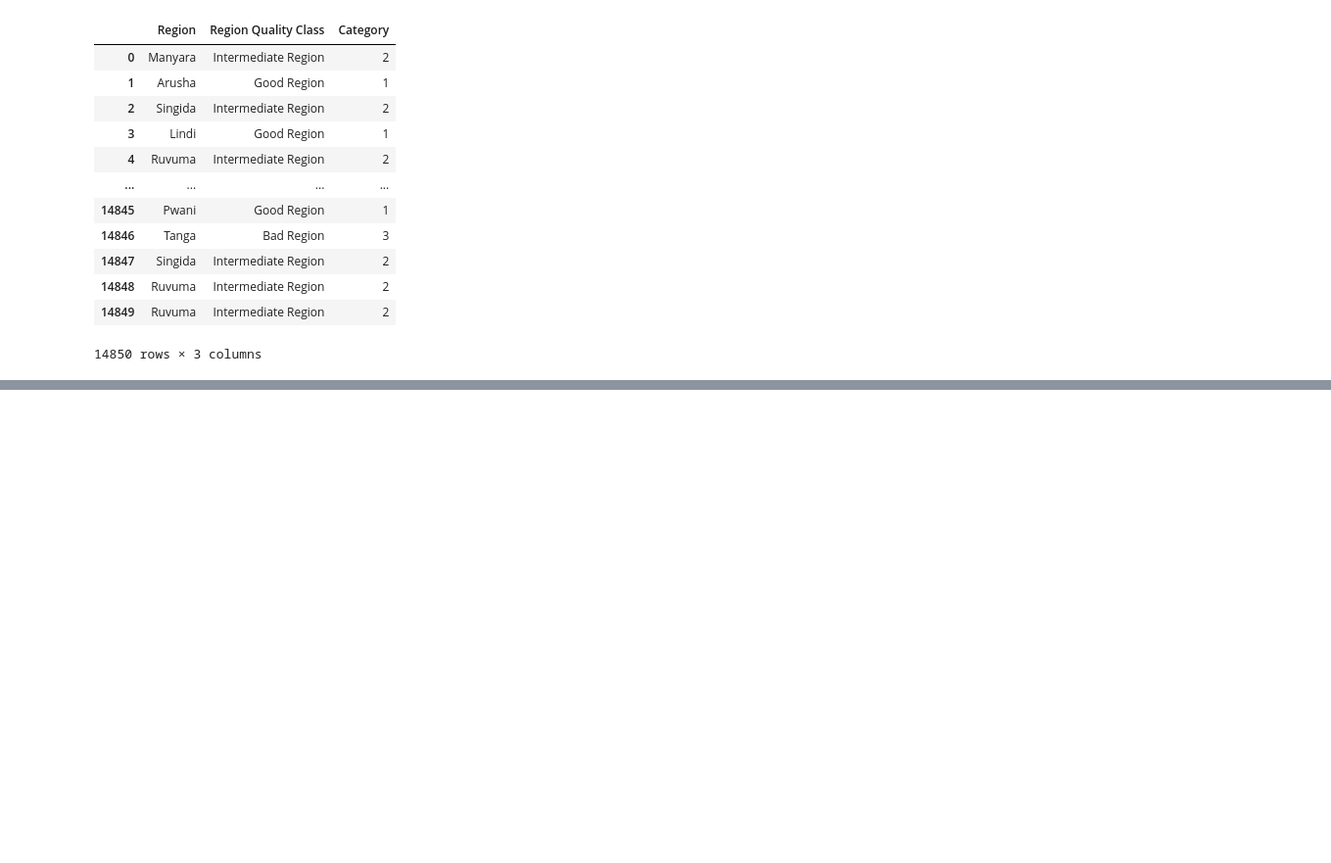
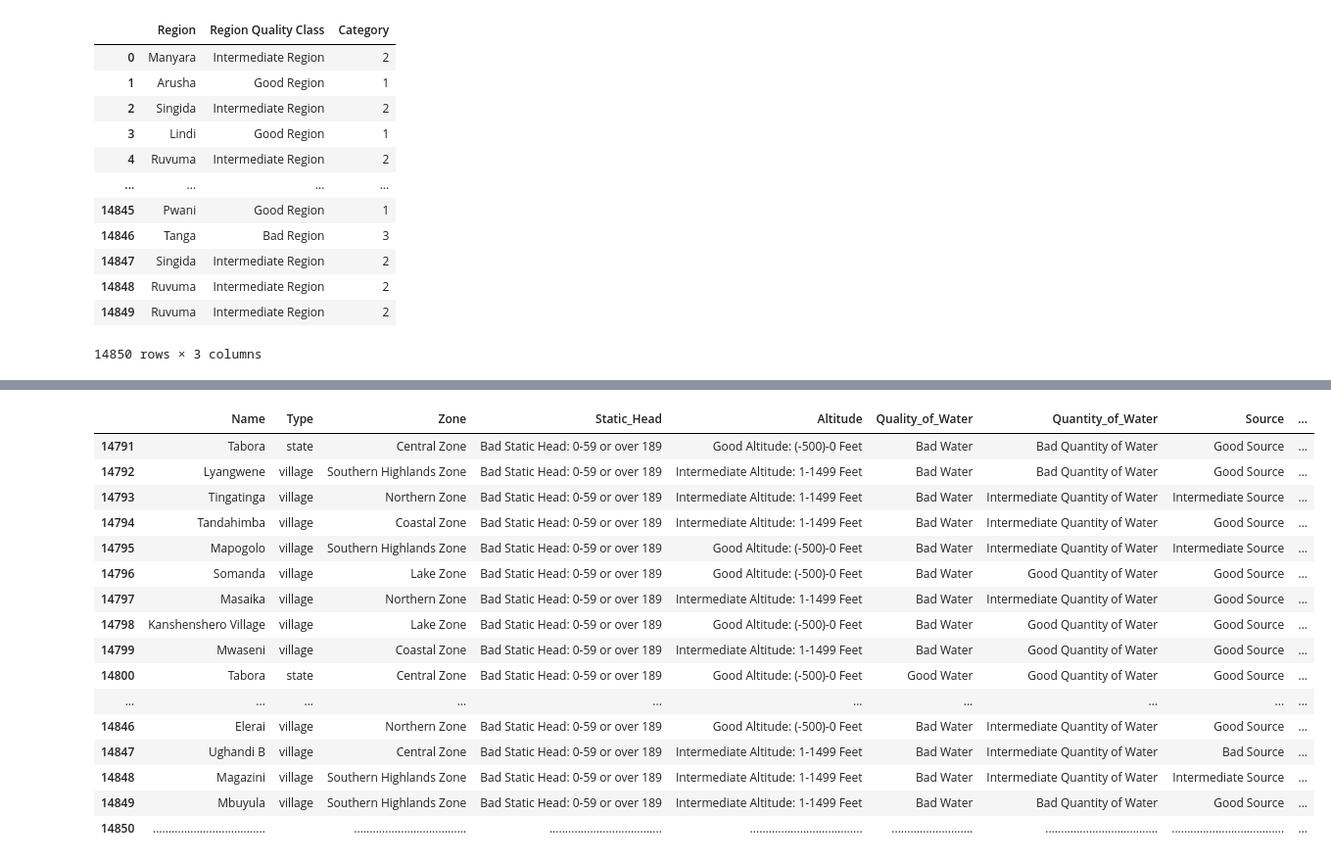
Before and after one commit to ruth-maker/file, a Jupyter notebook: Tanzanian.ipynb, the cells around one changed output, grey strips where cells are left out. Shown at 98% size. Saved outputs shown, nothing was run; the diff lists cells and outputs as text; code cells hidden in the pictures; blank space fills up the shorter version.

```diff
--- a/Tanzanian.ipynb
+++ b/Tanzanian.ipynb
@@ -2486,3 +2486,7 @@ df18
 | 14848 | Ruvuma | Intermediate Region | 2 |
 | 14849 | Ruvuma | Intermediate Region | 2 |
 14850 rows × 3 columns
+# %%
+new = []
+for i in qualification1:
+    new.append("{:<40}".format(i))
@@ -2489,6 +2517,8 @@ df18
 # %%
+z = 'Altitude'
+z = "{:<40}".format(z)
 tz_well_info = pd.DataFrame({'Name':place1,'Type':place2,'Zone':place3,
-                            'Static_Head':qualification,'Altitude':qualification1,
+                            'Static_Head':qualification,'Altitude':new,
                             'Quality_of_Water':qualification2,'Quantity_of_Water':qualification3,
                             'Source':qualification4,'Source_Quality':qualification5,
                             'Source_Class_Quality':qualification6,
@@ -2497,6 +2527,6 @@ tz_well_info = pd.DataFrame({'Name':place1,'Type':place2,'Zone':place3,
                             'Water_Extraction':qualification10, 'Management':qualification11,
                             'Construction_Year_Class':qualification12,
                             'Permit_Class':qualification13,'Water_Quality_Class':qualification14,
-                            'Water_Well_Quality_Class':qualification15,
-                            'Water_Well_Quality_Class':qualification16,
+                            'Water_Well_Quality_Class1':qualification15,
+                            'Water_Well_Quality_Class2':qualification16,
                             'Region_Quality_Class':qualification17})
@@ -2510,0 +2533,28 @@ tz_well_info.head(4)
+# %%
+tz_well_info.loc[len(tz_well_info.index)] = ['..............................................',
+                                             '',
+                                             '.......................................................',
+                    '............................................................................',
+                     '..........................................................................',
+                                             '..........................',
+                     '....................................................................',
+                                             '.......................................................',
+                                             '.......................................................',
+                                             '.......................................................',
+                                             '.......................................................',
+                                             '.......................................................',
+                                             '.......................................................',
+                                             '.......................................................',
+                                             '.......................................................',
+                    '....................................................................',
+                                             '.......................................................',
+                                             '.......................................................',
+                                             '.......................................................',
+                                             '.......................................................',
+                                             '.......................................................',
+
+]
+# %%
+pd.set_option('display.max_colwidth', None)
+#pd.set_option('max_colwidth', 60)
+tz_well_info
@@ -2510,0 +2575,20 @@ tz_well_info.head(4)
+# %%
+tz_well_info[-60:]
+# %% [output]
+|  | Name | Type | Zone | Static_Head | Altitude | Quality_of_Water | Quantity_of_Water | Source | ... |
+| 14791 | Tabora | state | Central Zone | Bad Static Head: 0-59 or over 189 | Good Altitude: (-500)-0 Feet | Bad Water | Bad Quantity of Water | Good Source | ... |
+| 14792 | Lyangwene | village | Southern Highlands Zone | Bad Static Head: 0-59 or over 189 | Intermediate Altitude: 1-1499 Feet | Bad Water | Bad Quantity of Water | Good Source | ... |
+| 14793 | Tingatinga | village | Northern Zone | Bad Static Head: 0-59 or over 189 | Intermediate Altitude: 1-1499 Feet | Bad Water | Intermediate Quantity of Water | Intermediate Source | ... |
+| 14794 | Tandahimba | village | Coastal Zone | Bad Static Head: 0-59 or over 189 | Intermediate Altitude: 1-1499 Feet | Bad Water | Intermediate Quantity of Water | Good Source | ... |
+| 14795 | Mapogolo | village | Southern Highlands Zone | Bad Static Head: 0-59 or over 189 | Good Altitude: (-500)-0 Feet | Bad Water | Intermediate Quantity of Water | Intermediate Source | ... |
+| 14796 | Somanda | village | Lake Zone | Bad Static Head: 0-59 or over 189 | Good Altitude: (-500)-0 Feet | Bad Water | Good Quantity of Water | Good Source | ... |
+| 14797 | Masaika | village | Northern Zone | Bad Static Head: 0-59 or over 189 | Intermediate Altitude: 1-1499 Feet | Bad Water | Intermediate Quantity of Water | Good Source | ... |
+| 14798 | Kanshenshero Village | village | Lake Zone | Bad Static Head: 0-59 or over 189 | Good Altitude: (-500)-0 Feet | Bad Water | Good Quantity of Water | Good Source | ... |
+| 14799 | Mwaseni | village | Coastal Zone | Bad Static Head: 0-59 or over 189 | Intermediate Altitude: 1-1499 Feet | Bad Water | Good Quantity of Water | Good Source | ... |
+| 14800 | Tabora | state | Central Zone | Bad Static Head: 0-59 or over 189 | Good Altitude: (-500)-0 Feet | Good Water | Good Quantity of Water | Good Source | ... |
+| ... | ... | ... | ... | ... | ... | ... | ... | ... | ... |
+| 14846 | Elerai | village | Northern Zone | Bad Static Head: 0-59 or over 189 | Good Altitude: (-500)-0 Feet | Bad Water | Intermediate Quantity of Water | Good Source | ... |
+| 14847 | Ughandi B | village | Central Zone | Bad Static Head: 0-59 or over 189 | Intermediate Altitude: 1-1499 Feet | Bad Water | Intermediate Quantity of Water | Bad Source | ... |
+| 14848 | Magazini | village | Southern Highlands Zone | Bad Static Head: 0-59 or over 189 | Intermediate Altitude: 1-1499 Feet | Bad Water | Intermediate Quantity of Water | Intermediate Source | ... |
+| 14849 | Mbuyula | village | Southern Highlands Zone | Bad Static Head: 0-59 or over 189 | Intermediate Altitude: 1-1499 Feet | Bad Water | Bad Quantity of Water | Good Source | ... |
+| 14850 | .................................... |  | .................................... | .................................... | .................................... | .......................... | .................................... | .................................... | ... |
```
Also changed, not shown: parts of 4 cells of this notebook.
